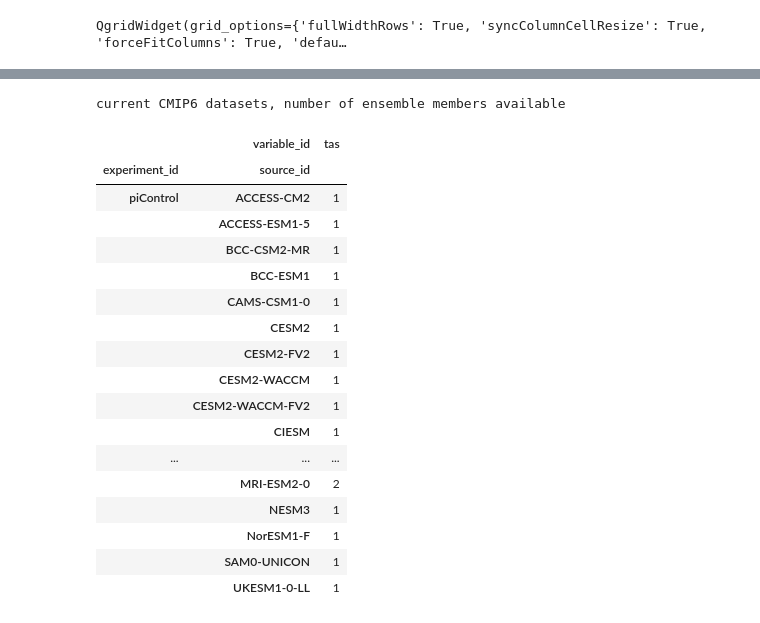
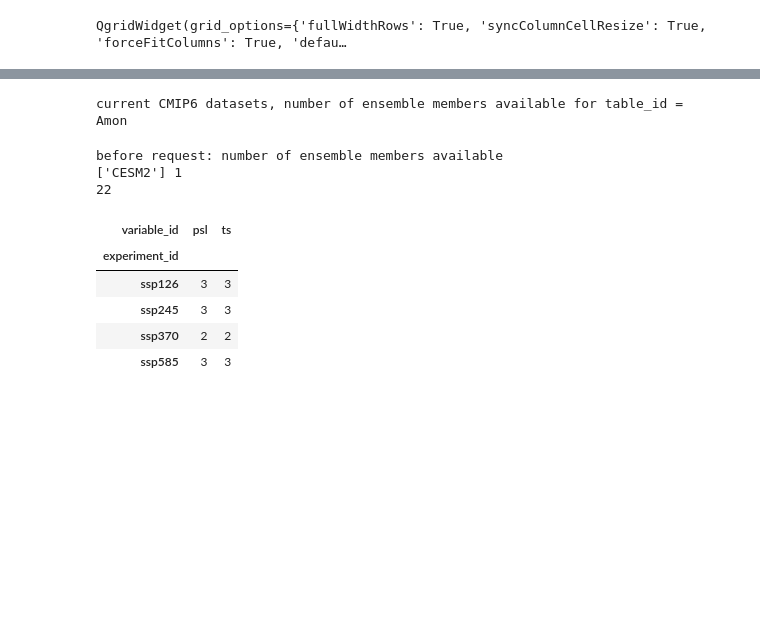
Before and after one commit to naomi-henderson/cmip6collect, a Jupyter notebook: notebooks/nb1-PrintTable.ipynb, the cells around one changed output, grey strips where cells are left out. Cells and saved outputs as stored; diff of their text form; code cells hidden in the pictures; blank space fills up the shorter version.

Commit message:
My current working notebooks

```diff
--- a/notebooks/nb1-PrintTable.ipynb
+++ b/notebooks/nb1-PrintTable.ipynb
@@ -112,25 +331,43 @@ pd.set_option('display.max_rows', 500)
 pd.set_option('display.max_columns', 500)
 pd.set_option('display.width', 1000)
 
-print('current CMIP6 datasets, number of ensemble members available')
-display(table)
+print('current CMIP6 datasets, number of ensemble members available for table_id = ',table_id)
+#display(table)
 # %% [output]
-current CMIP6 datasets, number of ensemble members available
+current CMIP6 datasets, number of ensemble members available for table_id =  Amon
-|  | variable_id | tas |
-| experiment_id | source_id |  |
-| piControl | ACCESS-CM2 | 1 |
-|  | ACCESS-ESM1-5 | 1 |
-|  | BCC-CSM2-MR | 1 |
-|  | BCC-ESM1 | 1 |
-|  | CAMS-CSM1-0 | 1 |
-|  | CESM2 | 1 |
-|  | CESM2-FV2 | 1 |
-|  | CESM2-WACCM | 1 |
-|  | CESM2-WACCM-FV2 | 1 |
-|  | CIESM | 1 |
-| ... | ... | ... |
-|  | MRI-ESM2-0 | 2 |
-|  | NESM3 | 1 |
-|  | NorESM1-F | 1 |
-|  | SAM0-UNICON | 1 |
-|  | UKESM1-0-LL | 1 |
+# %%
+dm = df[['table_id','experiment_id','source_id','variable_id','member_id']].groupby([
+         'table_id','experiment_id','source_id','variable_id']).nunique()[['member_id']]
+
+table = pd.DataFrame.pivot_table(dm,
+                                 values='member_id',
+                                 index=['experiment_id'],
+                                 columns=['variable_id'],
+                                 aggfunc=np.sum,
+                                 fill_value=0)
+if len(variables)>len(exps):
+    table = pd.DataFrame.pivot_table(dm,
+                                 values='member_id',
+                                 index=['variable_id'],
+                                 columns=['experiment_id'],
+                                 aggfunc=np.sum,
+                                 fill_value=0)
+
+pd.set_option('display.max_rows', 500)
+pd.set_option('display.max_columns', 500)
+pd.set_option('display.width', 1000)
+
+print('before request: number of ensemble members available')
+print(df.source_id.unique(), len(df.source_id.unique()))
+print(df.zstore.nunique())
+display(table)
+# %% [output]
+before request: number of ensemble members available
+['CESM2'] 1
+22
+| variable_id | psl | ts |
+| experiment_id |  |  |
+| ssp126 | 3 | 3 |
+| ssp245 | 3 | 3 |
+| ssp370 | 2 | 2 |
+| ssp585 | 3 | 3 |
```
Also changed, not shown: parts of 31 cells of this notebook, 8 other files.
